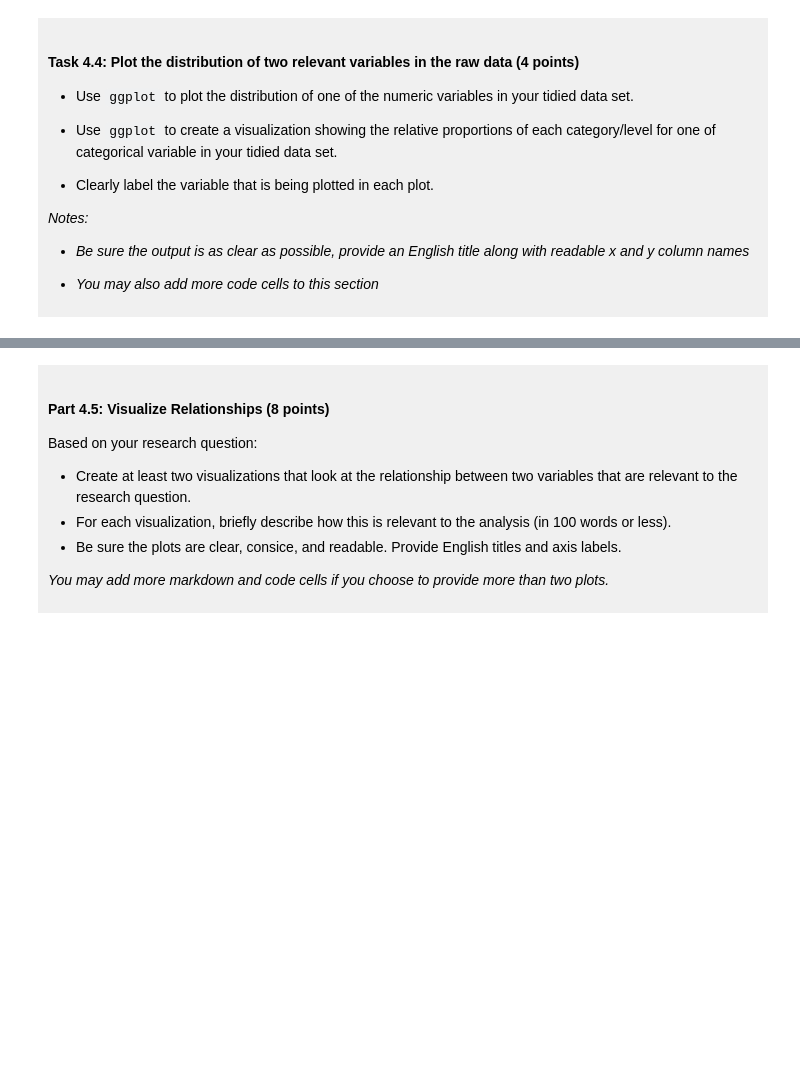
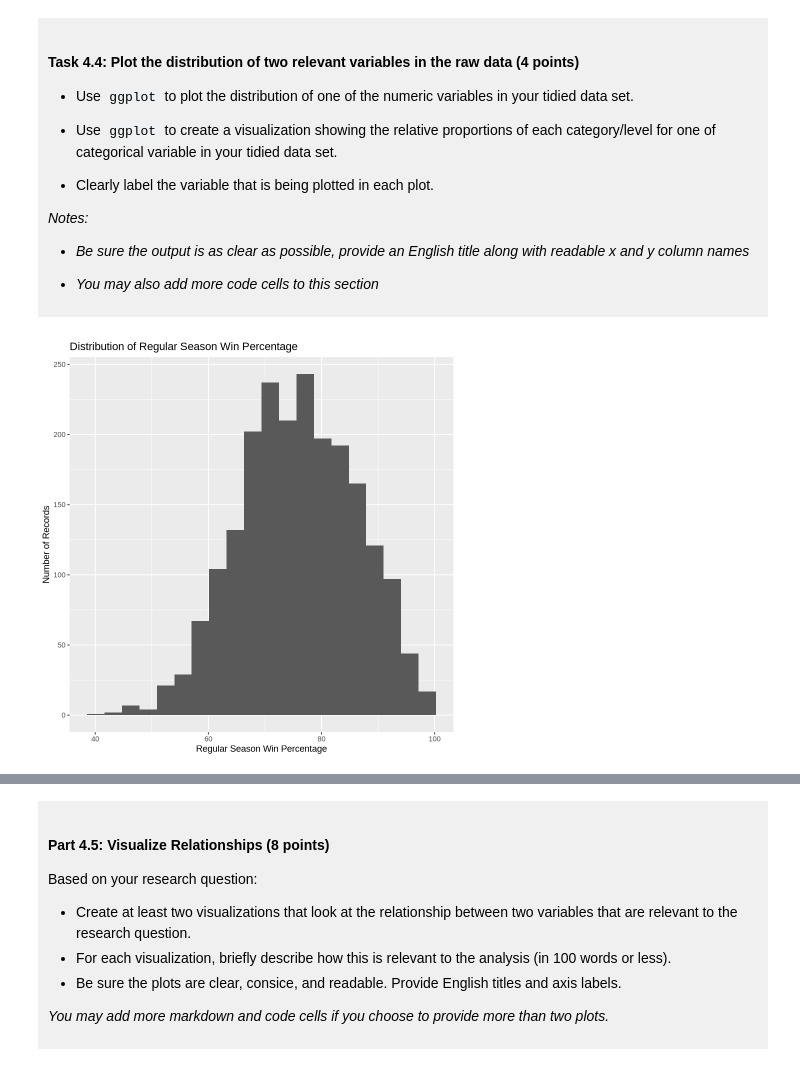
Before and after one commit to yoonseo0706/deci-100-project-yunseo-choi, a Jupyter notebook: dsci-100-project-notebook.ipynb, the cells around one changed output, grey strips where cells are left out. Cells and saved outputs as stored; diff of their text form; code cells hidden in the pictures; blank space fills up the shorter version.

```diff
--- a/dsci-100-project-notebook.ipynb
+++ b/dsci-100-project-notebook.ipynb
@@ -291,5 +348,13 @@ You will refine your research question (if needed) and produce a tidy data set.
 
 </div>
 # %%
-### EDIT THIS CODE CELL FOR PLOT 1 ###
+reg_wins_pct_dist <- ggplot(basketball_tidy, aes(x=reg_wins_pct)) +
+geom_histogram(bins = 20) +
+labs(
+    title = "Distribution of Regular Season Win Percentage",
+    x = "Regular Season Win Percentage",
+    y = "Number of Records")
+reg_wins_pct_dist
+# %% [output]
+[figure, added]
 # %%
```
Also changed, not shown: parts of 10 cells of this notebook.
